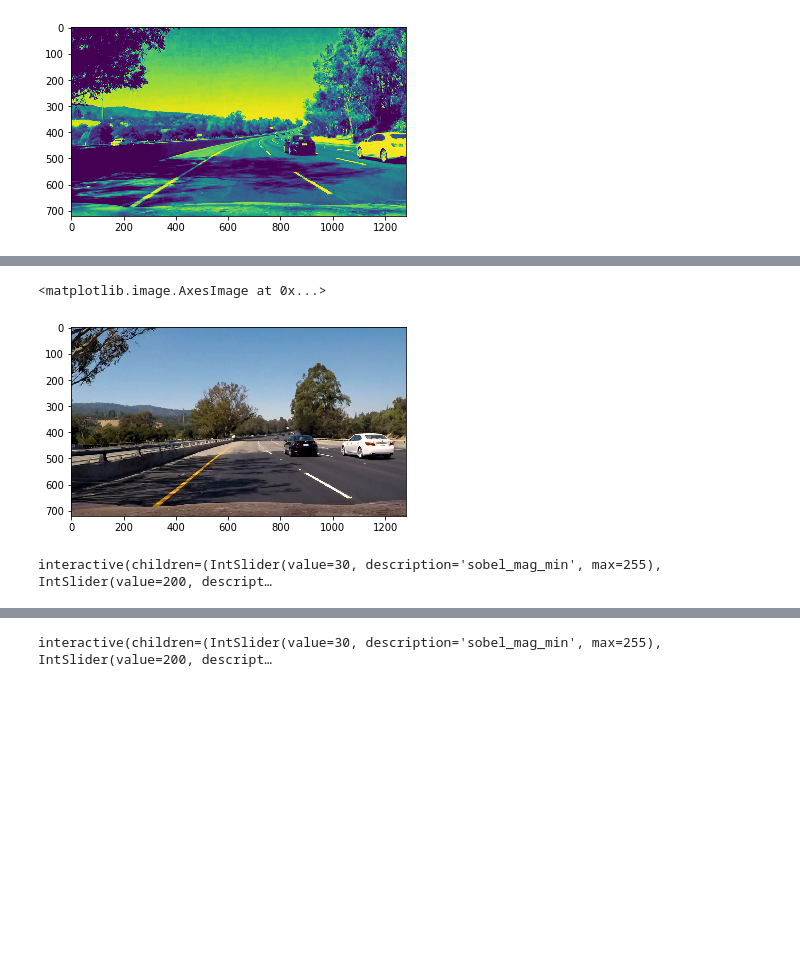
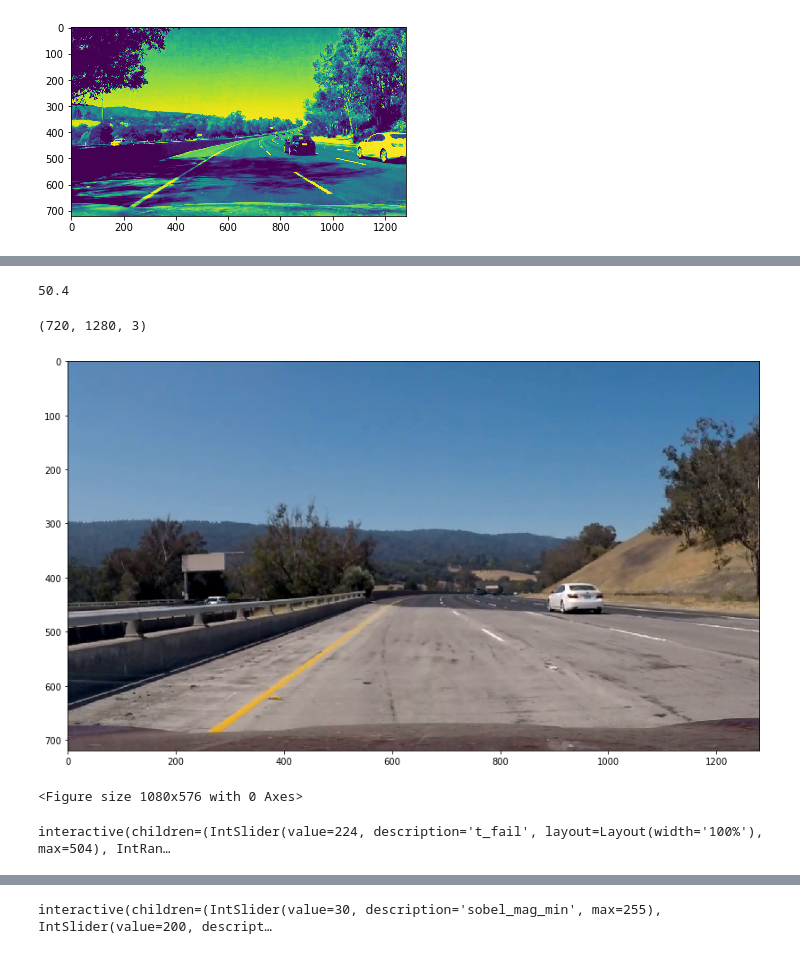
Before and after one commit to tdb-alcorn/CarND-Advanced-Lane-Lines, a Jupyter notebook: scratch.ipynb, the cells around one changed output, grey strips where cells are left out. Drawn from its saved outputs; the diff is of its cells as text; code cells hidden in the pictures; blank space fills up the shorter version.

Commit message:
Improve hue filter, add lane detector history.

```diff
--- a/scratch.ipynb
+++ b/scratch.ipynb
@@ -33,37 +45,54 @@ c.calibrate()
+# %%
+clip.end
+# %% [output]
+50.4
 # %%
 clip = VideoFileClip('project_video.mp4')
+t_fail = 23.5
 # t_fail = 24.6
 # t_fail = 41.7
-t_fail = 39.3
+# t_fail = 41.54
+# t_fail = 39.3
 # t_fail = 27.0
 # t_fail = 38.6
 img = clip.get_frame(t_fail)
-plt.imshow(img)
+fig = plt.figure(figsize=(15,8))
+ax = plt.axes()
+ax.imshow(img)
+print(img.shape)
+# image.write(img, './get_hue.jpg', rgb=True)
 # %% [output]
-<matplotlib.image.AxesImage at 0x...>
+(720, 1280, 3)
-[figure, old version]
+[figure, new version]
-# %%
-undistorted = c.undistort(img)
-# warped = warp.birds_eye.transform(undistorted)
-# warped = warp.birds_eye.transform(img)
-def f(sobel_mag_min, sobel_mag_max, sobel_dir_min, sobel_dir_max, saturation_min, saturation_max, hue_min, hue_max):
-    filtered = filters.main(undistorted, sobel_mag_min=sobel_mag_min, sobel_mag_max=sobel_mag_max,
-                            sobel_dir_min=sobel_dir_min, sobel_dir_max=sobel_dir_max,
-                            saturation_min=saturation_min, saturation_max=saturation_max,
-                            hue_min=hue_min, hue_max=hue_max,rgb=True)
-    warped = warp.birds_eye.transform(filtered)
-    out = warped
-    plt.imshow(out, cmap='gray')
-
-_ = interact(f,
-         sobel_mag_min=IntSlider(value=30, min=0, max=255),
-         sobel_mag_max=IntSlider(value=200, min=0, max=255),
-         sobel_dir_min=FloatSlider(value=0, min=0, max=3.142/2),
-         sobel_dir_max=FloatSlider(value=0.6, min=0, max=3.142/2),
-         saturation_min=IntSlider(value=120, min=0, max=255),
-         saturation_max=IntSlider(value=255, min=0, max=255),
-         hue_min=IntSlider(value=32, min=0, max=255),
-         hue_max=IntSlider(value=60, min=0, max=255)
-            )
-# %% [output]
-interactive(children=(IntSlider(value=30, description='sobel_mag_min', max=255), IntSlider(value=200, descript…
+# %%
+plt.figure(figsize=(15, 8))
+
+def f(t_fail, hue, sat):
+    img = clip.get_frame(t_fail/10)
+    undistorted = c.undistort(img)
+
+    hue_min, hue_max = hue[0:2]
+    sat_min, sat_max = sat[0:2]
+
+    hue_img = filters.hue(img, rgb=True)
+    hue_filter = filters.threshold(hue_img, tmin=hue_min, tmax=hue_max)
+
+    sat_img = filters.saturation(img, rgb=True)
+    sat_filter = filters.threshold(sat_img, tmin=sat_min, tmax=sat_max)
+
+    filtered = hue_filter & sat_filter
+
+    warped = warp.birds_eye.transform(filtered)
+    out = warped
+    plt.cla()
+    ax = plt.axes()
+    ax.imshow(out, cmap='gray')
+
+_ = interact(f,
+             t_fail=IntSlider(value=224, min=0, max=int(clip.end*10), layout=Layout(width='100%')),
+             hue=IntRangeSlider(value=[90, 110], min=0, max=255, layout=Layout(width='100%')),
+             sat=IntRangeSlider(value=[0, 255], min=0, max=255, layout=Layout(width='100%')),
+            )
+# %% [output]
+<Figure size 1080x576 with 0 Axes>
+interactive(children=(IntSlider(value=224, description='t_fail', layout=Layout(width='100%'), max=504), IntRan…
```
Also changed, not shown: parts of 7 cells of this notebook, 7 other files.
